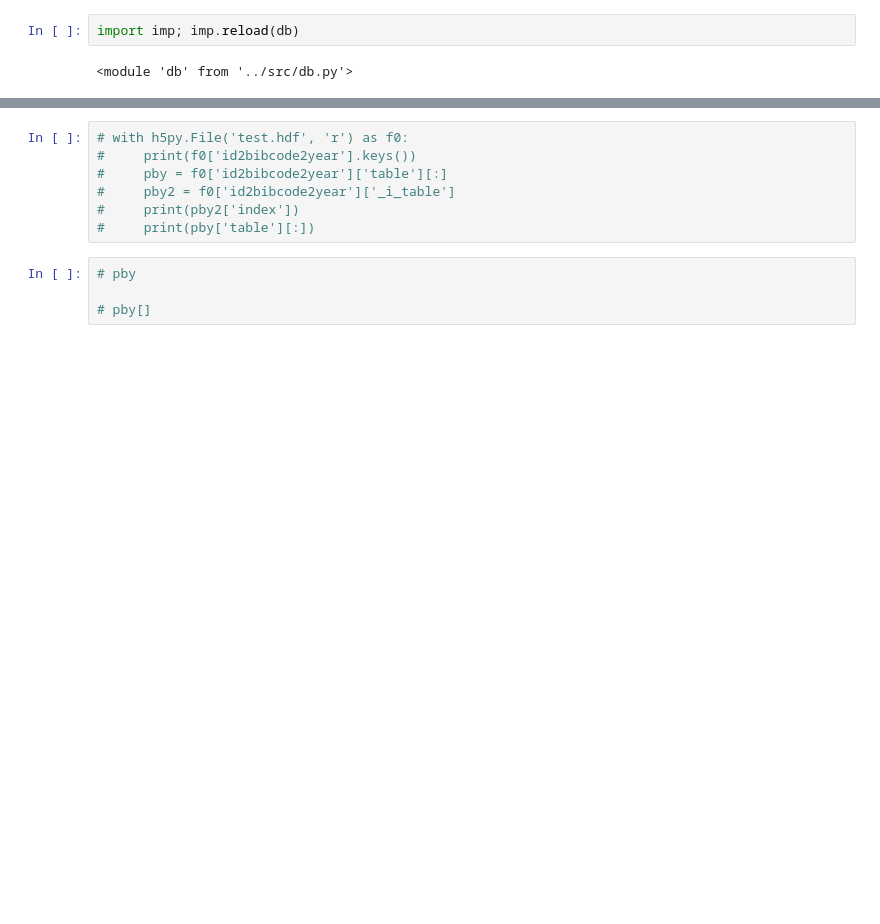
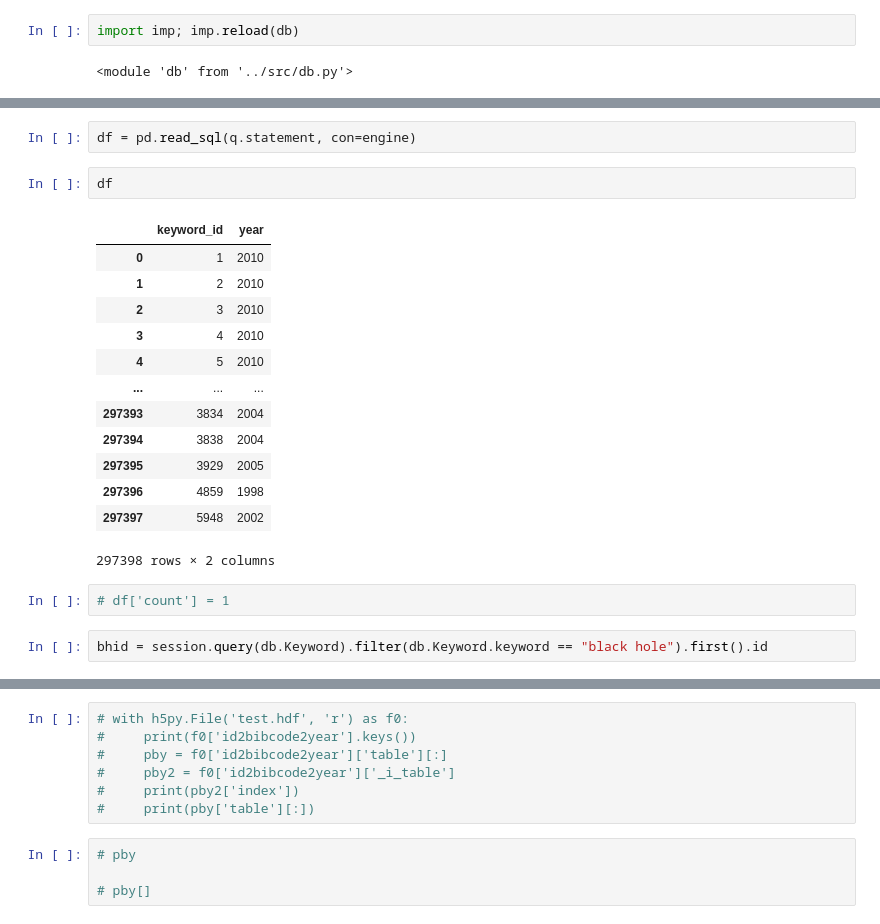
Before and after one commit to abuonomo/topic-emergence-ADS, a Jupyter notebook: notebook/arb-alchemy-02-model.ipynb, the cells around one changed output, grey strips where cells are left out. Cells and saved outputs as stored; diff of their text form; blank space fills up the shorter version.

```diff
--- a/notebook/arb-alchemy-02-model.ipynb
+++ b/notebook/arb-alchemy-02-model.ipynb
@@ -94,0 +157,22 @@ import imp; imp.reload(db)
+# %%
+df = pd.read_sql(q.statement, con=engine)
+# %%
+df
+# %% [output]
+|  | keyword_id | year |
+| 0 | 1 | 2010 |
+| 1 | 2 | 2010 |
+| 2 | 3 | 2010 |
+| 3 | 4 | 2010 |
+| 4 | 5 | 2010 |
+| ... | ... | ... |
+| 297393 | 3834 | 2004 |
+| 297394 | 3838 | 2004 |
+| 297395 | 3929 | 2005 |
+| 297396 | 4859 | 1998 |
+| 297397 | 5948 | 2002 |
+297398 rows × 2 columns
+# %%
+# df['count'] = 1
+# %%
+bhid = session.query(db.Keyword).filter(db.Keyword.keyword == "black hole").first().id
```
Also changed, not shown: parts of 17 cells of this notebook, 3 other files.
